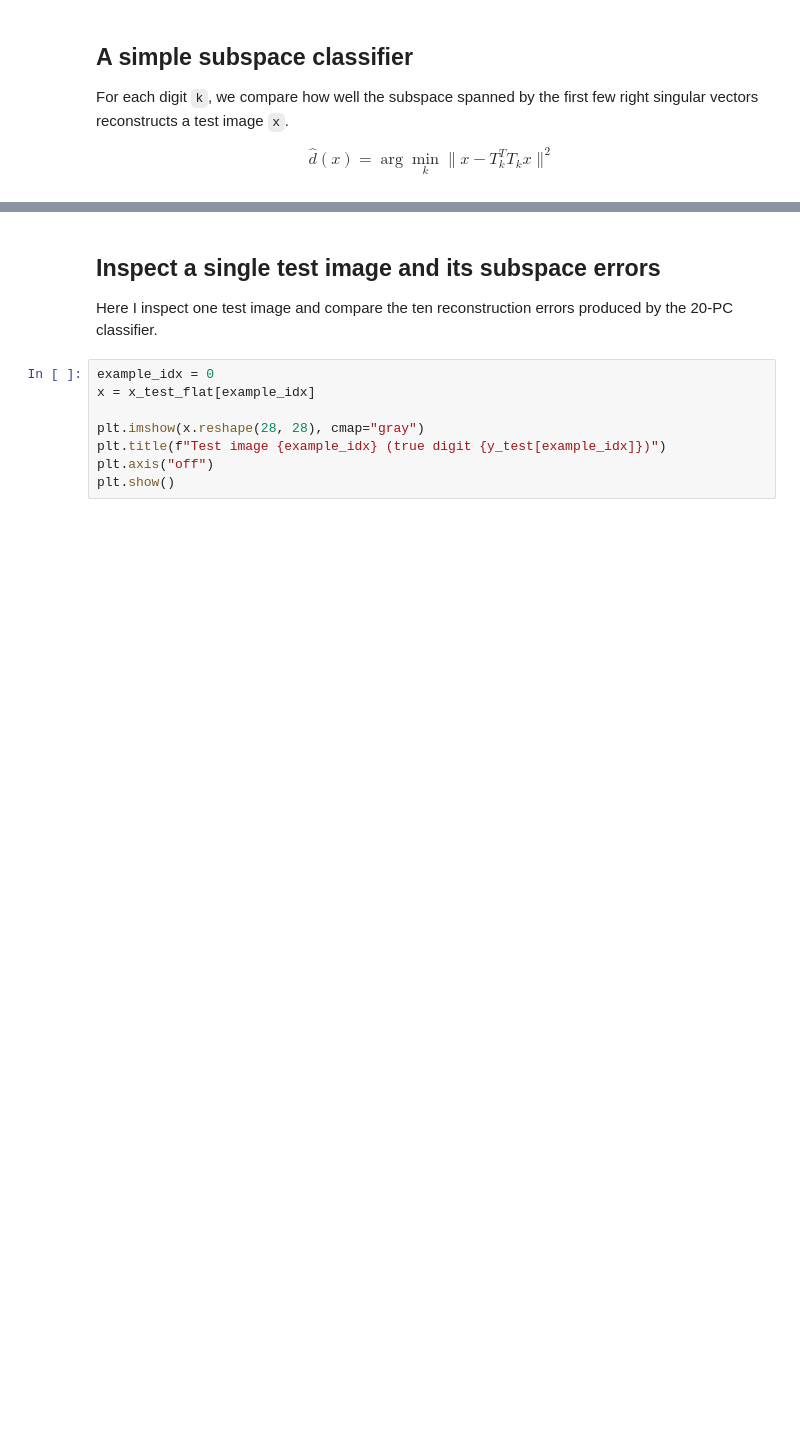
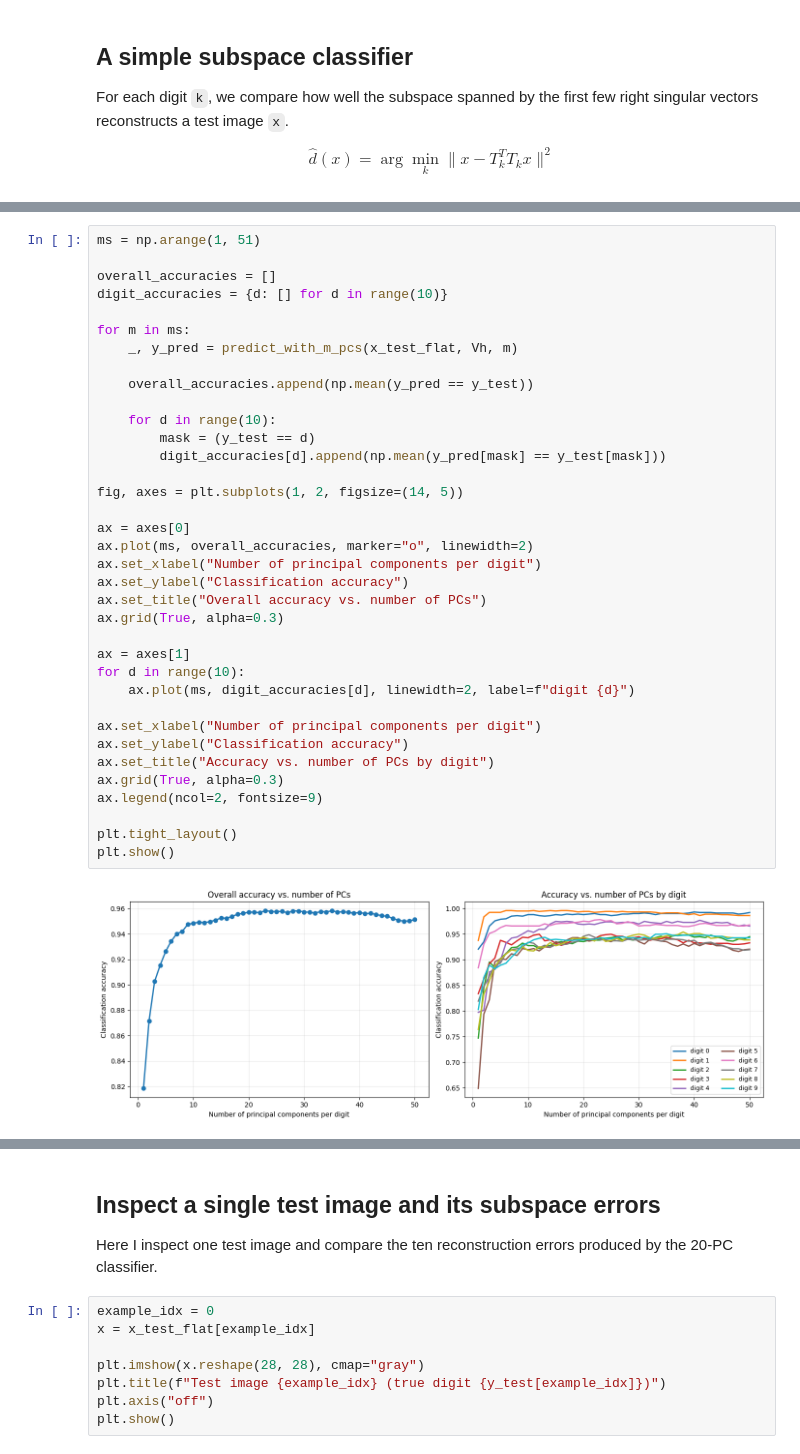
Before and after one commit to anthonyholliscaine-creator/MathProjects, a Jupyter notebook: examples/MNIST_playground.ipynb, the cells around one changed output, grey strips where cells are left out. Saved outputs shown, nothing was run; the diff lists cells and outputs as text; blank space fills up the shorter version.

```diff
--- a/examples/MNIST_playground.ipynb
+++ b/examples/MNIST_playground.ipynb
@@ -259,3 +294,41 @@ plt.show()
+# %%
+ms = np.arange(1, 51)
+
+overall_accuracies = []
+digit_accuracies = {d: [] for d in range(10)}
+
+for m in ms:
+    _, y_pred = predict_with_m_pcs(x_test_flat, Vh, m)
+
+    overall_accuracies.append(np.mean(y_pred == y_test))
+
+    for d in range(10):
+        mask = (y_test == d)
+        digit_accuracies[d].append(np.mean(y_pred[mask] == y_test[mask]))
+
+fig, axes = plt.subplots(1, 2, figsize=(14, 5))
+
+ax = axes[0]
+ax.plot(ms, overall_accuracies, marker="o", linewidth=2)
+ax.set_xlabel("Number of principal components per digit")
+ax.set_ylabel("Classification accuracy")
+ax.set_title("Overall accuracy vs. number of PCs")
+ax.grid(True, alpha=0.3)
+
+ax = axes[1]
+for d in range(10):
+    ax.plot(ms, digit_accuracies[d], linewidth=2, label=f"digit {d}")
+
+ax.set_xlabel("Number of principal components per digit")
+ax.set_ylabel("Classification accuracy")
+ax.set_title("Accuracy vs. number of PCs by digit")
+ax.grid(True, alpha=0.3)
+ax.legend(ncol=2, fontsize=9)
+
+plt.tight_layout()
+plt.show()
+# %% [output]
+[figure, added]
 # %%
 confusion = np.zeros((10, 10), dtype=int)
 for truth, pred in zip(y_test, y_pred20):
```
Also changed, not shown: parts of 13 cells of this notebook, 1 other file.
